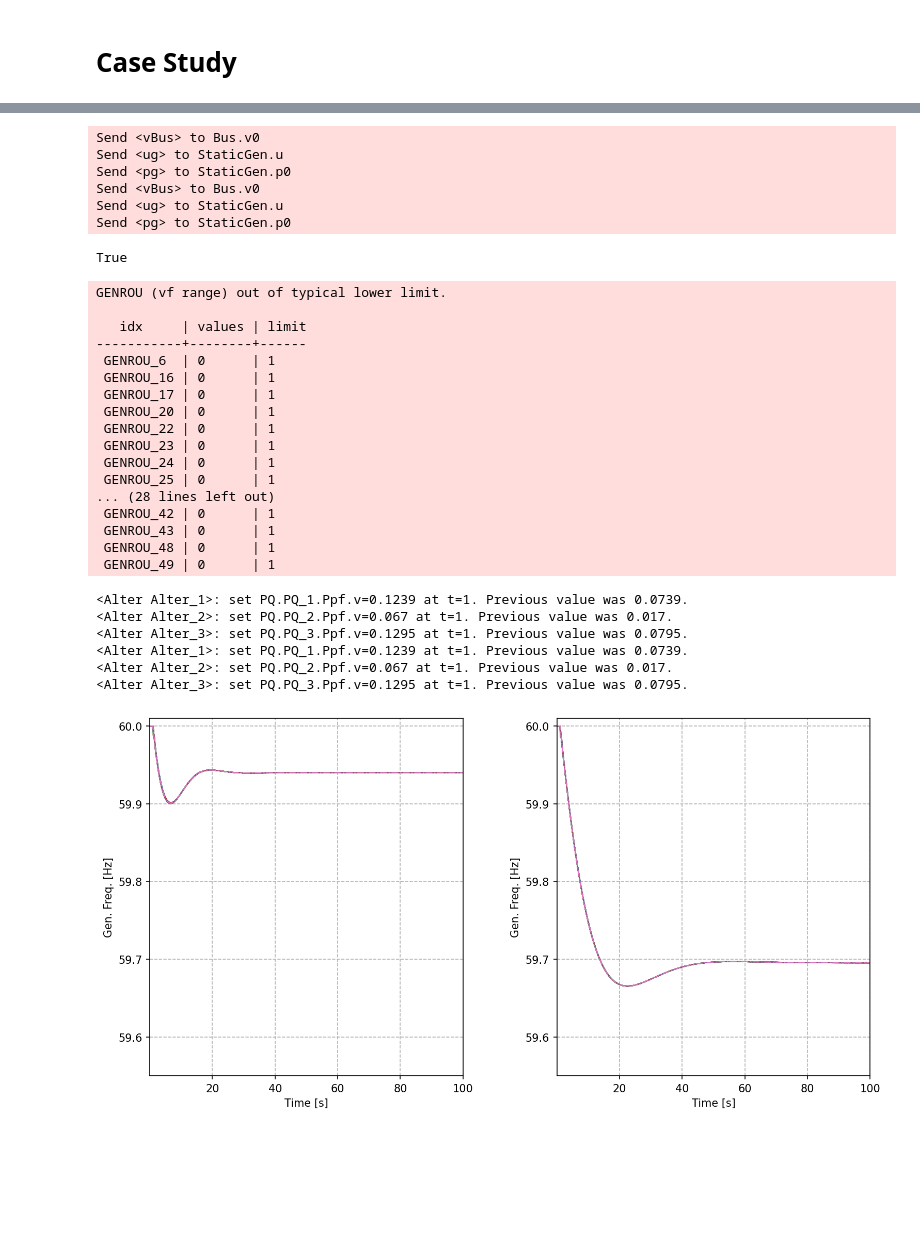
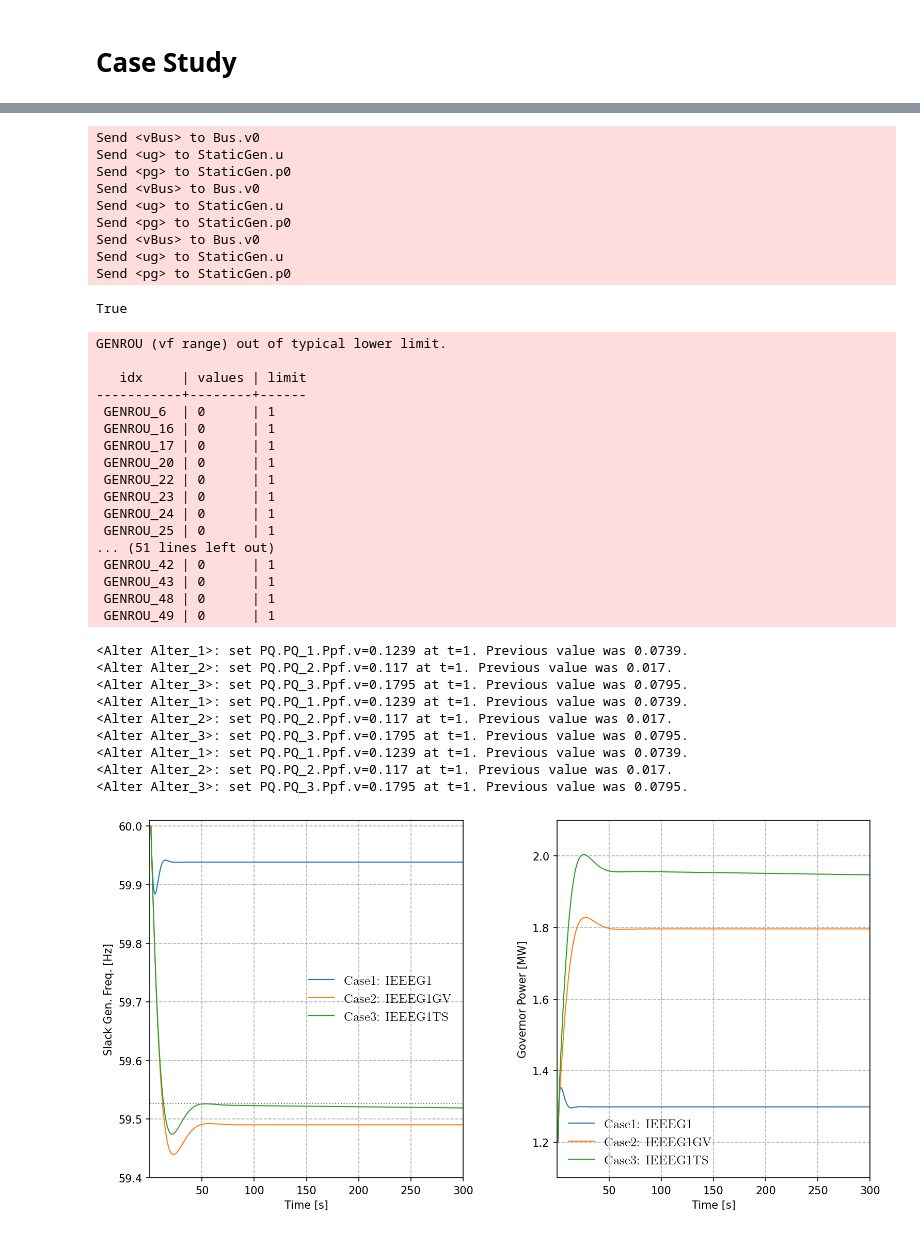
Before and after one commit to jinningwang/thermal_inertia, a Jupyter notebook: CaseStudy.ipynb, the cells around one changed output, grey strips where cells are left out. Drawn from its saved outputs; the diff is of its cells as text; code cells hidden in the pictures; blank space fills up the shorter version.

Commit message:
Rerun case study with IEEEG1GV and IEEEG1TS

```diff
--- a/CaseStudy.ipynb
+++ b/CaseStudy.ipynb
@@ -84,6 +91,7 @@ Finalizing OModel for <ACOPF>
 # %%
 sp1.dyn.send(adsys=s1, routine='DCOPF')
 sp2.dyn.send(adsys=s2, routine='DCOPF')
+sp3.dyn.send(adsys=s3, routine='DCOPF')
 # %% [output]
 Send <vBus> to Bus.v0
 Send <ug> to StaticGen.u
@@ -91,9 +99,12 @@ Send <pg> to StaticGen.p0
 Send <vBus> to Bus.v0
 Send <ug> to StaticGen.u
 Send <pg> to StaticGen.p0
+Send <vBus> to Bus.v0
+Send <ug> to StaticGen.u
+Send <pg> to StaticGen.p0
 True
 # %%
-for ss in [s1, s2]:
+for ss in [s1, s2, s3]:
     # Constant load
     ss.PQ.config.p2p = 1
     ss.PQ.config.q2q = 1
@@ -116,43 +127,79 @@ GENROU (vf range) out of typical lower limit.
  GENROU_23 | 0      | 1
  GENROU_24 | 0      | 1
  GENROU_25 | 0      | 1
-... (28 lines left out)
+... (51 lines left out)
  GENROU_42 | 0      | 1
  GENROU_43 | 0      | 1
  GENROU_48 | 0      | 1
  GENROU_49 | 0      | 1
 # %%
-for ss in [s1, s2]:
+for ss in [s1, s2, s3]:
 
-    ss.TDS.config.tf = 100
+    ss.TDS.config.tf = 300
     ss.TDS.config.criteria = 0
     ss.TDS.config.no_tqdm = True
 
     ss.TDS.run()
 # %% [output]
 <Alter Alter_1>: set PQ.PQ_1.Ppf.v=0.1239 at t=1. Previous value was 0.0739.
-<Alter Alter_2>: set PQ.PQ_2.Ppf.v=0.067 at t=1. Previous value was 0.017.
-<Alter Alter_3>: set PQ.PQ_3.Ppf.v=0.1295 at t=1. Previous value was 0.0795.
+<Alter Alter_2>: set PQ.PQ_2.Ppf.v=0.117 at t=1. Previous value was 0.017.
+<Alter Alter_3>: set PQ.PQ_3.Ppf.v=0.1795 at t=1. Previous value was 0.0795.
 <Alter Alter_1>: set PQ.PQ_1.Ppf.v=0.1239 at t=1. Previous value was 0.0739.
-<Alter Alter_2>: set PQ.PQ_2.Ppf.v=0.067 at t=1. Previous value was 0.017.
-<Alter Alter_3>: set PQ.PQ_3.Ppf.v=0.1295 at t=1. Previous value was 0.0795.
+<Alter Alter_2>: set PQ.PQ_2.Ppf.v=0.117 at t=1. Previous value was 0.017.
+<Alter Alter_3>: set PQ.PQ_3.Ppf.v=0.1795 at t=1. Previous value was 0.0795.
+<Alter Alter_1>: set PQ.PQ_1.Ppf.v=0.1239 at t=1. Previous value was 0.0739.
+<Alter Alter_2>: set PQ.PQ_2.Ppf.v=0.117 at t=1. Previous value was 0.017.
+<Alter Alter_3>: set PQ.PQ_3.Ppf.v=0.1795 at t=1. Previous value was 0.0795.
 # %%
 plt.style.use('default')
 fig, ax = plt.subplots(1, 2, figsize=(12, 6), dpi=150)
 plt.subplots_adjust(wspace=0.3)
 
-fmin, fmax = 59.55, 60.01
+fmin, fmax = 59.4, 60.01
+a = (46,)
 _ = s1.TDS.plt.plot(s1.GENROU.omega,
+                    a=a,
                     ymin=fmin, ymax=fmax,
                     ytimes=s1.config.freq,
                     show=False, grid=True,
-                    ylabel='Gen. Freq. [Hz]',
+                    ylabel='Slack Gen. Freq. [Hz]',
+                    yheader=['Case1: IEEEG1'],
                     fig=fig, ax=ax[0],)
 _ = s2.TDS.plt.plot(s2.GENROU.omega,
-                    ymin=fmin, ymax=fmax,
+                    a=a,
                     ytimes=s2.config.freq,
+                    show=False,
+                    yheader=['Case2: IEEEG1GV'],
+                    fig=fig, ax=ax[0],)
+_ = s3.TDS.plt.plot(s3.GENROU.omega,
+                    a=a,
+                    ytimes=s3.config.freq,
+                    hline=[59.527],
+                    show=False,
+                    yheader=['Case3: IEEEG1TS'],
+                    fig=fig, ax=ax[0],)
+
+a = (0,)
+tmin, tmax = 1.1, 2.1
+_ = s1.TDS.plt.plot(s1.IEEEG1.pout,
+                    a=a,
+                    ytimes=s1.config.mva,
+                    ymin=tmin, ymax=tmax,
                     show=False, grid=True,
-                    ylabel='Gen. Freq. [Hz]',
+                    ylabel='Governor Power [MW]',
+                    yheader=['Case1: IEEEG1'],
                     fig=fig, ax=ax[1],)
+_ = s2.TDS.plt.plot(s2.IEEEG1GV.pout,
+                    a=a,
+                    ytimes=s1.config.mva,
+                    show=False,
+                    yheader=['Case2: IEEEG1GV'],
+                    fig=fig, ax=ax[1],)
+_ = s3.TDS.plt.plot(s3.IEEEG1TS.pout,
+                    a=a,
+                    ytimes=s1.config.mva,
+                    show=False,
+                    yheader=['Case3: IEEEG1TS'],
+                    fig=fig, ax=ax[1],)
 # %% [output]
-[figure, old version]
+[figure, new version]
```
Also changed, not shown: parts of 3 cells of this notebook, 4 other files.
